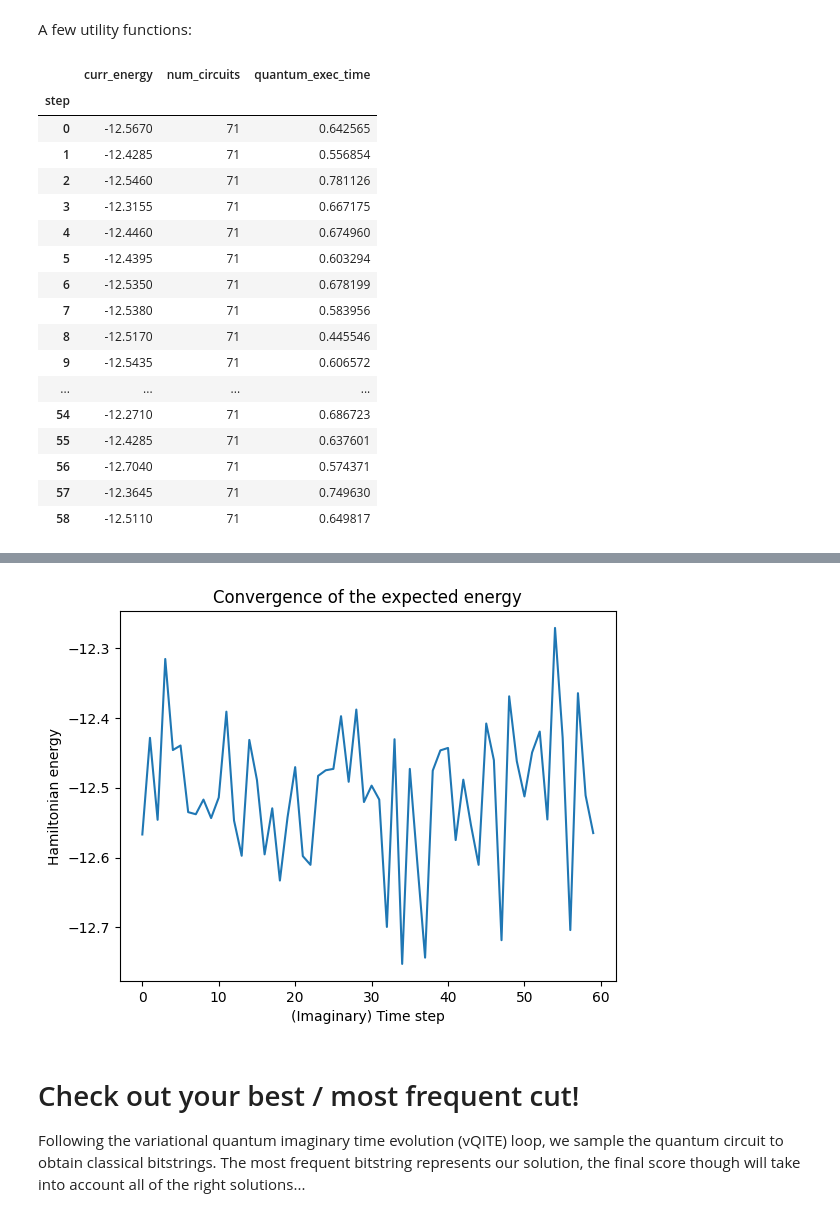
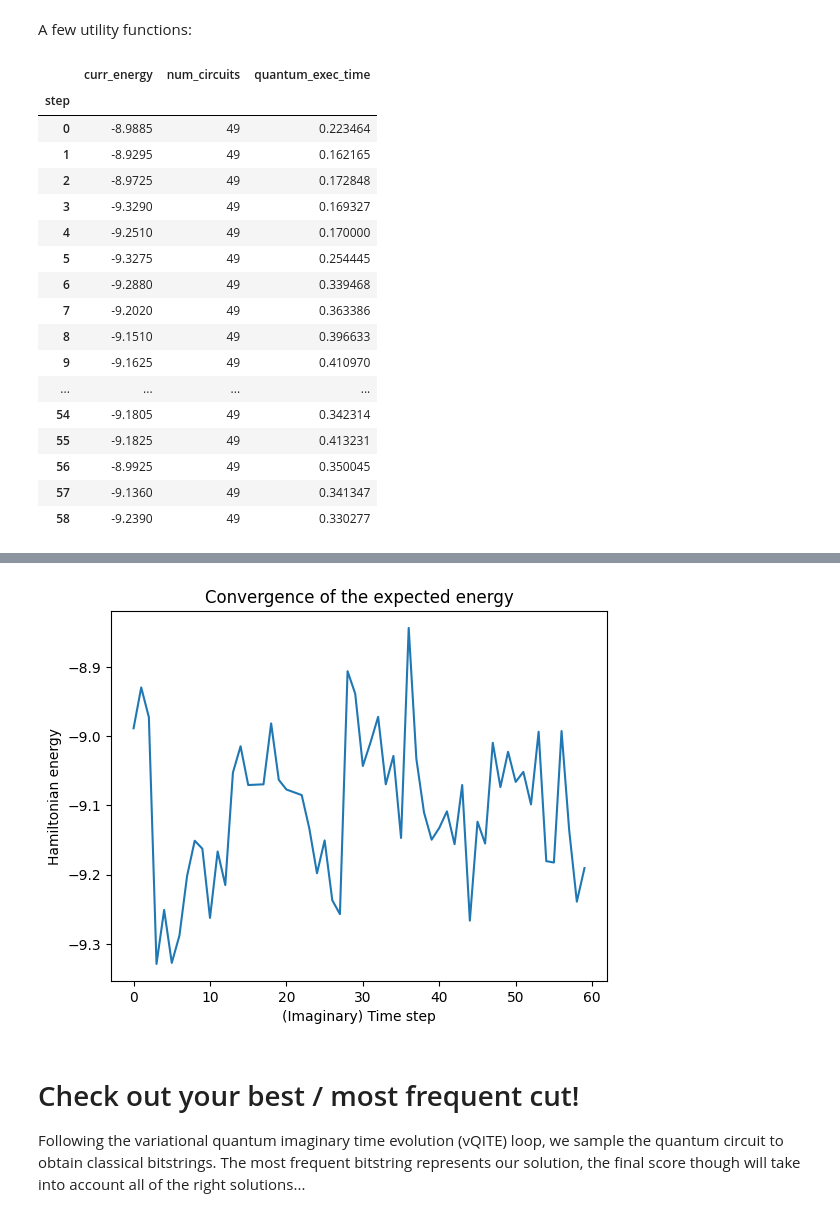
Before and after one commit to funnysomething/iQuHack_HG2025, a Jupyter notebook: IonQuHack2025.ipynb, the cells around one changed output, grey strips where cells are left out. Saved outputs shown, nothing was run; the diff lists cells and outputs as text; code cells hidden in the pictures.

```diff
--- a/IonQuHack2025.ipynb
+++ b/IonQuHack2025.ipynb
@@ -350,7 +350,7 @@ graph8 = star_graph_8()
 # %% [markdown]
 # Input graph
 # %%
-graph = graph3
+graph = graph4
 graph
 # %% [output]
 <networkx.classes.graph.Graph at 0x...>
@@ -384,7 +384,7 @@ def build_ansatz(graph: nx.Graph) -> QuantumCircuit:
 
     theta = ParameterVector(r"$\theta$", graph.number_of_edges())
     for t, (u, v) in zip(theta, graph.edges):
-        ansatz.rz(t, v)
+        ansatz.ry(t, v)
         ansatz.cx(u, v)
 
     beta = ParameterVector('b', graph.number_of_nodes())
@@ -458,16 +458,7 @@ objective corresponding to the graph above.
     return SparsePauliOp.from_list(list(zip(pauli_terms, coeffs)))
 
 def build_2nd_hamiltonian(graph: nx.Graph) -> SparsePauliOp:
-    """
-    Build a custom Hamiltonian for the given graph with the following cost function:
 
-    Args:
-        graph: NetworkX graph representing the problem.
-        penalty_weight: The penalty weight λ to control the strength of the second term.
-
-    Returns:
-        SparsePauliOp representing the Hamiltonian.
-    """
     num_qubits = graph.number_of_nodes()
     edges = list(graph.edges())
     num_edges = graph.number_of_edges()
@@ -482,12 +473,16 @@ def build_2nd_hamiltonian(graph: nx.Graph) -> SparsePauliOp:
         pauli_terms.append("".join(z_term))
         coeffs.append(0.5)
 
-    for u, v in [(a,b) for a in graph.nodes for b in graph.nodes]: # for each pair of nodes, add (1/4)*Z_i Z_j
-        z_term = ["I"] * num_qubits
-        z_term[u] = "Z"
-        z_term[v] = "Z"
-        pauli_terms.append("".join(z_term))
-        coeffs.append(-0.25)
+    for u, v in [(a, b) for a in graph.nodes for b in graph.nodes]: # for each pair of nodes, add (1/4)*Z_i Z_j
+        if u != v:
+            z_term = ["I"] * num_qubits
+            z_term[u] = "Z"
+            z_term[v] = "Z"
+            pauli_terms.append("".join(z_term))
+            coeffs.append(-0.125)
+        else:
+           pauli_terms.append("I" * num_qubits)
+           coeffs.append(-0.125)
 
     # Create the Hamiltonian using SparsePauliOp
     return SparsePauliOp.from_list(list(zip(pauli_terms, coeffs)))
@@ -787,26 +780,26 @@ def interpret_solution(graph, bitstring):
 
 # Set up your QITEvolver and evolve!
 qit_evolver = QITEvolver(ham, ansatz)
-qit_evolver.evolve(num_steps=60, lr=0.5, verbose=True) # lr was 0.5
+qit_evolver.evolve(num_steps=60, lr=0.2, verbose=True) # lr was 0.5
 
 # Visualize your results!
 qit_evolver.plot_convergence()
 # %% [output]
 |  | curr_energy | num_circuits | quantum_exec_time |
 | step |  |  |  |
-| 0 | -12.5670 | 71 | 0.642565 |
-| 1 | -12.4285 | 71 | 0.556854 |
-| 2 | -12.5460 | 71 | 0.781126 |
-| 3 | -12.3155 | 71 | 0.667175 |
-| 4 | -12.4460 | 71 | 0.674960 |
-| 5 | -12.4395 | 71 | 0.603294 |
-| 6 | -12.5350 | 71 | 0.678199 |
-| 7 | -12.5380 | 71 | 0.583956 |
-| 8 | -12.5170 | 71 | 0.445546 |
-| 9 | -12.5435 | 71 | 0.606572 |
+| 0 | -8.9885 | 49 | 0.223464 |
+| 1 | -8.9295 | 49 | 0.162165 |
+| 2 | -8.9725 | 49 | 0.172848 |
+| 3 | -9.3290 | 49 | 0.169327 |
+| 4 | -9.2510 | 49 | 0.170000 |
+| 5 | -9.3275 | 49 | 0.254445 |
+| 6 | -9.2880 | 49 | 0.339468 |
+| 7 | -9.2020 | 49 | 0.363386 |
+| 8 | -9.1510 | 49 | 0.396633 |
+| 9 | -9.1625 | 49 | 0.410970 |
 | ... | ... | ... | ... |
-| 54 | -12.2710 | 71 | 0.686723 |
-| 55 | -12.4285 | 71 | 0.637601 |
-| 56 | -12.7040 | 71 | 0.574371 |
-| 57 | -12.3645 | 71 | 0.749630 |
-| 58 | -12.5110 | 71 | 0.649817 |
+| 54 | -9.1805 | 49 | 0.342314 |
+| 55 | -9.1825 | 49 | 0.413231 |
+| 56 | -8.9925 | 49 | 0.350045 |
+| 57 | -9.1360 | 49 | 0.341347 |
+| 58 | -9.2390 | 49 | 0.330277 |
@@ -815,4 +808,4 @@ Wall time: 1min 55s
-[figure, old version]
+[figure, new version]
 # %% [markdown]
 # Check out your best / most frequent cut!
 Following the variational quantum imaginary time evolution (vQITE) loop, we sample the quantum circuit to obtain classical bitstrings.  The most frequent bitstring represents our solution, the final score though will take into account all of the right solutions...
```
Also changed, not shown: parts of 10 cells of this notebook.
